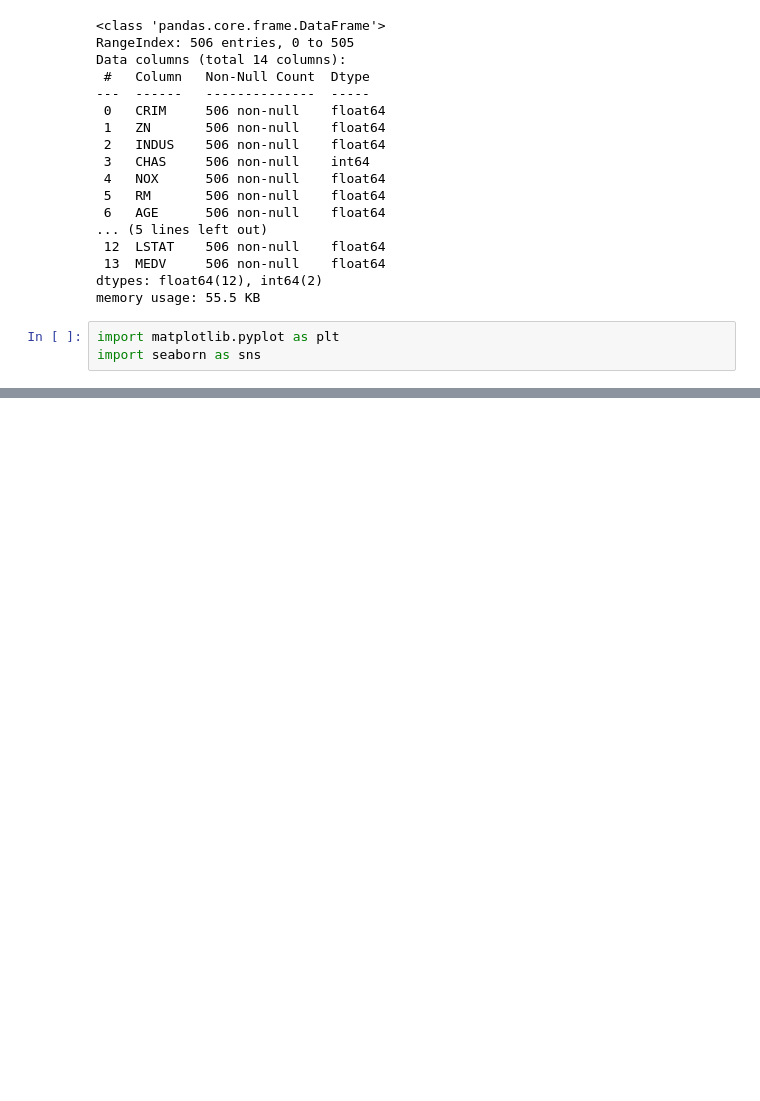
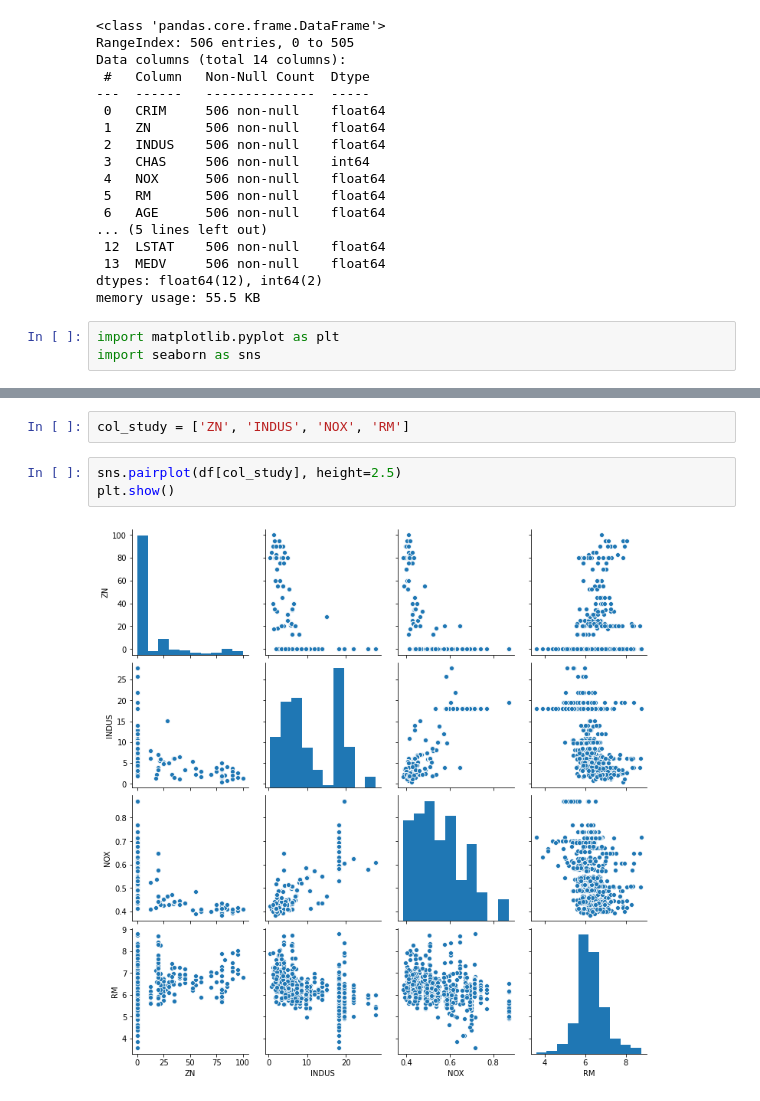
Before and after one commit to nkroker/bostonHousePricing, a Jupyter notebook: BostonHousingPrices.ipynb, the cells around one changed output, grey strips where cells are left out. Saved outputs shown, nothing was run; the diff lists cells and outputs as text; blank space fills up the shorter version.

```diff
--- a/BostonHousingPrices.ipynb
+++ b/BostonHousingPrices.ipynb
@@ -106,0 +93,7 @@ import seaborn as sns
+# %%
+col_study = ['ZN', 'INDUS', 'NOX', 'RM']
+# %%
+sns.pairplot(df[col_study], height=2.5)
+plt.show()
+# %% [output]
+[figure, added]
```
Also changed, not shown: parts of 4 cells of this notebook.
